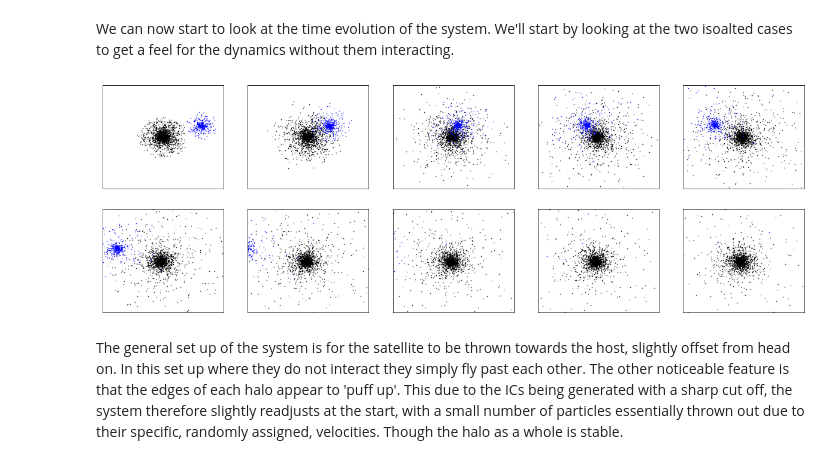
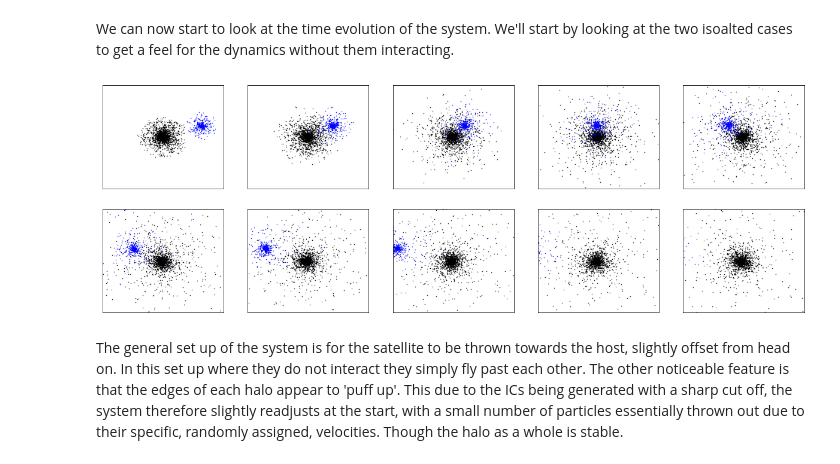
Before and after one commit to Shaun-T-Brown/Summer_school, a Jupyter notebook: Session_1/Worksheet_1.ipynb, the cells around one changed output. Drawn from its saved outputs; the diff is of its cells as text; code cells hidden in the pictures.

```diff
--- a/Session_1/Worksheet_1.ipynb
+++ b/Session_1/Worksheet_1.ipynb
@@ -91,38 +91,38 @@ plt.plot(pos[:,0],pos[:,1],'k.')
 # %% [markdown]
 We can now start to look at the time evolution of the system. We'll start by looking at the two isoalted cases to get a feel for the dynamics without them interacting.
 # %%
-num_snap = 50 #maximum snapshot to use
-step = 5
+num_snap = 40 #maximum snapshot to use
+step = 4
 pos_host = []
 pos_sat = []
 
 i = 0
 while i<=num_snap:
     h_host = h5.File('./simulation/dir_isolated_host/output_%04d.hdf5'%i,'r')
     h_sat = h5.File('./simulation/dir_isolated_sat/output_%04d.hdf5'%i,'r')
 
     pos_host.append(h_host['PartType1']['Coordinates'])
     pos_sat.append(h_sat['PartType1']['Coordinates'])
     i+=step
 
 #now lets plot, with host in black and satellite in blue
 fig,ax = plt.subplots(2,int(num_snap/(step*2)),figsize=(12*1.75,4*1.75))
 k=0
 for i in range(2):
     for j in range(int(num_snap/(step*2))):
         ax[i,j].plot(pos_host[k][:,0],pos_host[k][:,1],'k.',markersize=1)
         ax[i,j].plot(pos_sat[k][:,0],pos_sat[k][:,1],'b.',markersize=1)
 
         #remove ticks
         ax[i,j].set_yticks([])
         ax[i,j].set_xticks([])
 
         #set x and y limits
         ax[i,j].set_xlim(8,12)
         ax[i,j].set_ylim(8,12)
         k+=1
 # %% [output]
-[figure, old version]
+[figure, new version]
 # %% [markdown]
 The general set up of the system is for the satellite to be thrown towards the host, slightly offset from head on. In this set up where they do not interact they simply fly past each other. The other noticeable feature is that the edges of each halo appear to 'puff up'. This due to the ICs being generated with a sharp cut off, the system therefore slightly readjusts at the start, with a small number of particles essentially thrown out due to their specific, randomly assigned, velocities. Though the halo as a whole is stable.
 # %% [markdown]
```
Also changed, not shown: 2 other files.
